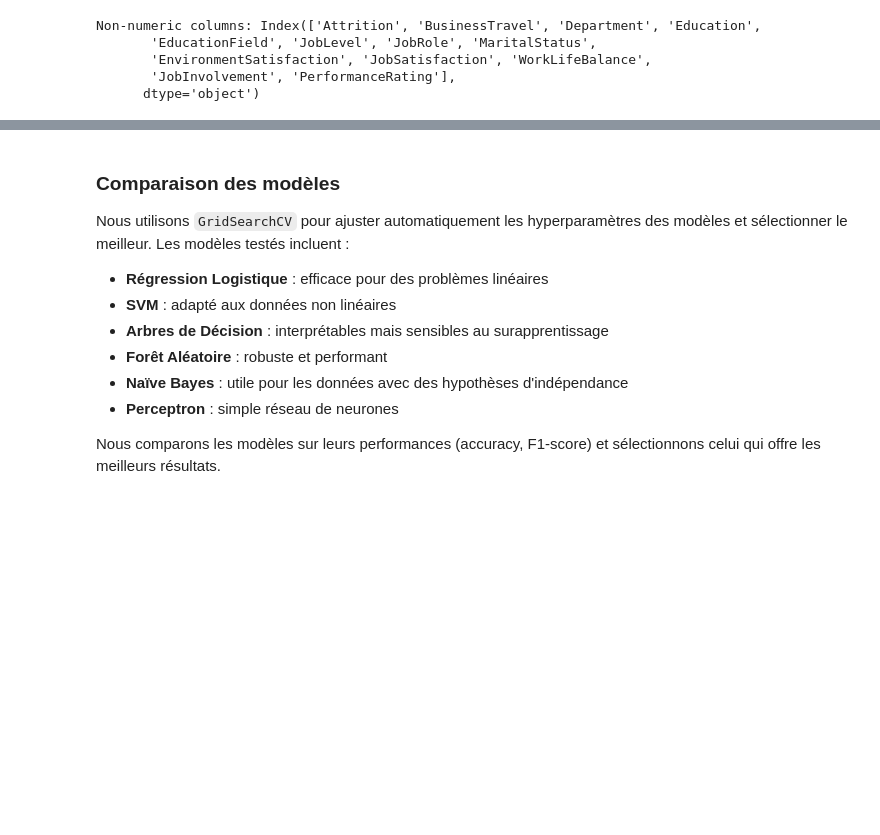
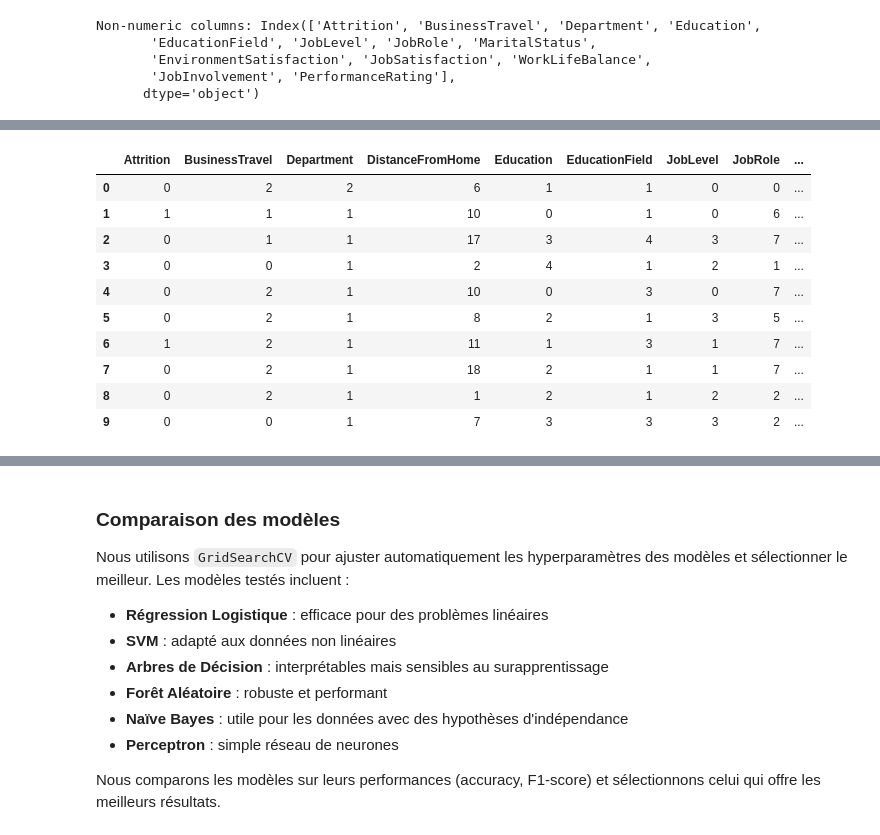
Before and after one commit to D33el/HumanForYou-CESI-A4, a Jupyter notebook: visualisation_des_données.ipynb, the cells around one changed output, grey strips where cells are left out. Cells and saved outputs as stored; diff of their text form; code cells hidden in the pictures; blank space fills up the shorter version.

```diff
--- a/visualisation_des_données.ipynb
+++ b/visualisation_des_données.ipynb
@@ -402,3 +384,22 @@ sns.heatmap(corr_data, annot=True, cmap=plt.get_cmap("jet"))
 plt.show()
 # %% [output]
 [figure]
+# %%
+general_data_copy["PromotionFrequency"] = general_data_copy["YearsSinceLastPromotion"] / general_data_copy["TotalWorkingYears"]
+general_data_copy.drop([ "MaritalStatus", "PercentSalaryHike"], axis=1, inplace=True)
+general_data_copy.drop(["YearsAtCompany", "YearsWithCurrManager", "YearsSinceLastPromotion"], axis=1, inplace=True)
+
+
+general_data_copy.head(10)
+# %% [output]
+|  | Attrition | BusinessTravel | Department | DistanceFromHome | Education | EducationField | JobLevel | JobRole | ... |
+| 0 | 0 | 2 | 2 | 6 | 1 | 1 | 0 | 0 | ... |
+| 1 | 1 | 1 | 1 | 10 | 0 | 1 | 0 | 6 | ... |
+| 2 | 0 | 1 | 1 | 17 | 3 | 4 | 3 | 7 | ... |
+| 3 | 0 | 0 | 1 | 2 | 4 | 1 | 2 | 1 | ... |
+| 4 | 0 | 2 | 1 | 10 | 0 | 3 | 0 | 7 | ... |
+| 5 | 0 | 2 | 1 | 8 | 2 | 1 | 3 | 5 | ... |
+| 6 | 1 | 2 | 1 | 11 | 1 | 3 | 1 | 7 | ... |
+| 7 | 0 | 2 | 1 | 18 | 2 | 1 | 1 | 7 | ... |
+| 8 | 0 | 2 | 1 | 1 | 2 | 1 | 2 | 2 | ... |
+| 9 | 0 | 0 | 1 | 7 | 3 | 3 | 3 | 2 | ... |
```
Also changed, not shown: parts of 14 cells of this notebook.
